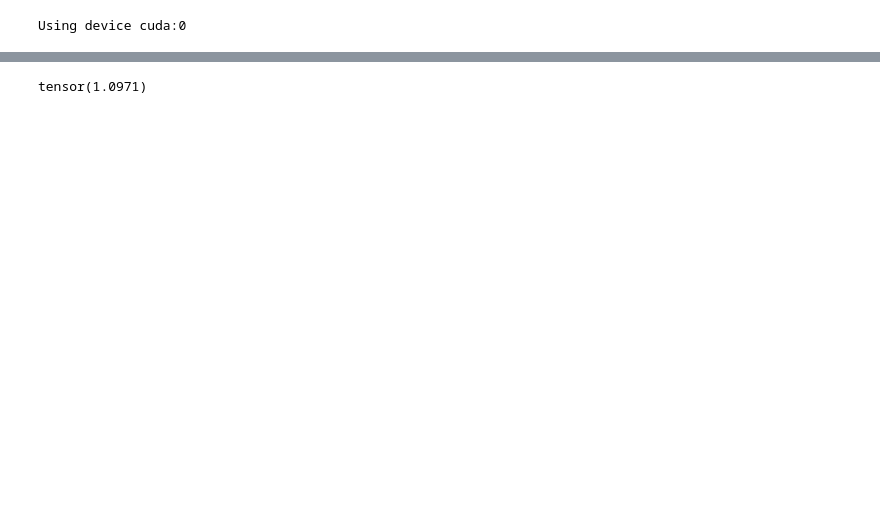
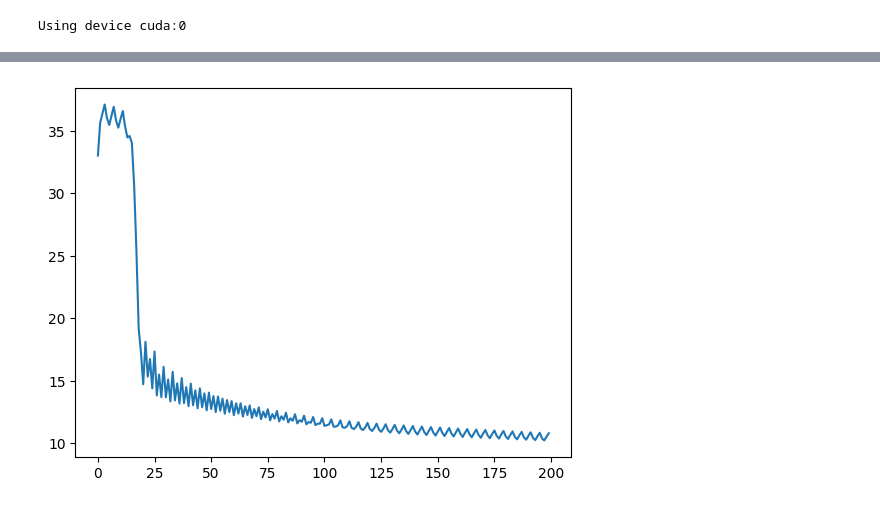
Before and after one commit to RowanKell/work_eic, a Jupyter notebook: macros/Timing_estimation/EfficientEnergyPrediction.ipynb, the cells around one changed output, grey strips where cells are left out. Saved outputs shown, nothing was run; the diff lists cells and outputs as text; code cells hidden in the pictures; blank space fills up the shorter version.

```diff
--- a/macros/Timing_estimation/EfficientEnergyPrediction.ipynb
+++ b/macros/Timing_estimation/EfficientEnergyPrediction.ipynb
@@ -173,26 +183,23 @@ def prepare_nn_input(processed_data, normalizing_flow, batch_size=1024):
     context_list = []
     running_pixel_idx = 0
     for event_idx, event_data in processed_data.items():
-        primary_momentum = event_data[0][0]["momentum"]
-        for layer, particle_data in event_data.items():
-            for particle_id, hit_data in particle_data.items():
-                context = torch.tensor([hit_data['z_pos'], hit_data['theta'], hit_data['momentum']], dtype=torch.float32).repeat(hit_data['num_pixels'], 1)
-                flattened_data.append(torch.tensor([hit_data['time'], hit_data['num_pixels']]).repeat(hit_data['num_pixels'],1))
+        for layer, layer_data in event_data.items():
+            for particle_id, particle_data in layer_data.items():
+                primary_momentum = particle_data["primary_momentum"]
+                context = torch.tensor([particle_data['z_pos'], particle_data['theta'], particle_data['momentum']], dtype=torch.float32).repeat(particle_data['num_pixels'], 1)
+                flattened_data.append(torch.tensor([particle_data['time'], particle_data['num_pixels']]).repeat(particle_data['num_pixels'],1))
                 context_list.append(context)
-                for pixel_repeat_idx in range(hit_data['num_pixels']):
+                for pixel_repeat_idx in range(particle_data['num_pixels']):
                     final_event_indices.append(event_idx)
                     final_layer_indices.append(layer)
                     final_particle_indices.append(particle_id)
                     momentum_list.append(primary_momentum.item())
-
-#     final_event_indices = torch.cat(event_indices)
-#     final_layer_indices = torch.cat(layer_indices)
-#     final_particle_indices = torch.cat(particle_indices)
     all_context = torch.cat(context_list).to(device)
     all_time_pixels = torch.cat(flattened_data)
     # Batch the flattened data
     max_its = int(np.ceil(all_context.shape[0] / batch_size))
     sampled_data = []
+    print("Beginning sampling process")
     for batch_idx in tqdm(range(max_its)):
         begin = batch_idx * batch_size
         data_left = all_context.shape[0] - (batch_idx * batch_size)
@@ -206,7 +213,7 @@ def prepare_nn_input(processed_data, normalizing_flow, batch_size=1024):
     # Reorganize sampled data
     nn_input = defaultdict(lambda: defaultdict(list))
     nn_output = defaultdict(lambda: defaultdict(list))
-
+    print("Beginning reorganization process")
     for i, (event, layer, particle) in enumerate(zip(final_event_indices, final_layer_indices, final_particle_indices)):
         nn_input[event][layer].append(sampled_data[i])
         nn_output[event][layer].append(torch.Tensor([momentum_list[i]]))
@@ -246,17 +304,8 @@ prediction_input, prediction_output= prepare_prediction_input(nn_input,nn_output
 # %%
+from torch import nn
 from reco import Predictor
-model = Predictor(input_size=56, num_classes=1, hidden_dim = 512, num_layers = 20)
+num_layers = 28
+num_pixels_per_layer = 10
+model = Predictor(input_size=num_layers * num_pixels_per_layer, num_classes=1, hidden_dim = 280 * 2, num_layers = 20)
 model = model.to(device)
 optimizer = torch.optim.Adam(model.parameters(), lr=1e-5, weight_decay=1e-5)
-# %%
-#train loop
-train_batch_size = 128
-total_data_points = prediction_output.shape[0]
-max_train_itr = total_data_points / train_batch_size
-for batch_idx in tqdm(range(max_train_itr)):
-    begin = batch_idx * train_batch_size
-    end = min((begin + train_batch_size),(total_data_points - begin))
-    batch_inputs = prediction_input[begin:end].flatten()
-    batch_outputs = prediction_output[begin:end]
-# %% [output]
-tensor(1.0971)
@@ -262,0 +355,6 @@ tensor(1.0971)
+# %%
+loss_hist = train(model,prediction_input,prediction_output,optimizer,device,num_epochs = 1, batch_size = 128)
+# %%
+plot.plot(loss_hist);
+# %% [output]
+[figure, added]
```
Also changed, not shown: parts of 16 cells of this notebook, 48 other files.
